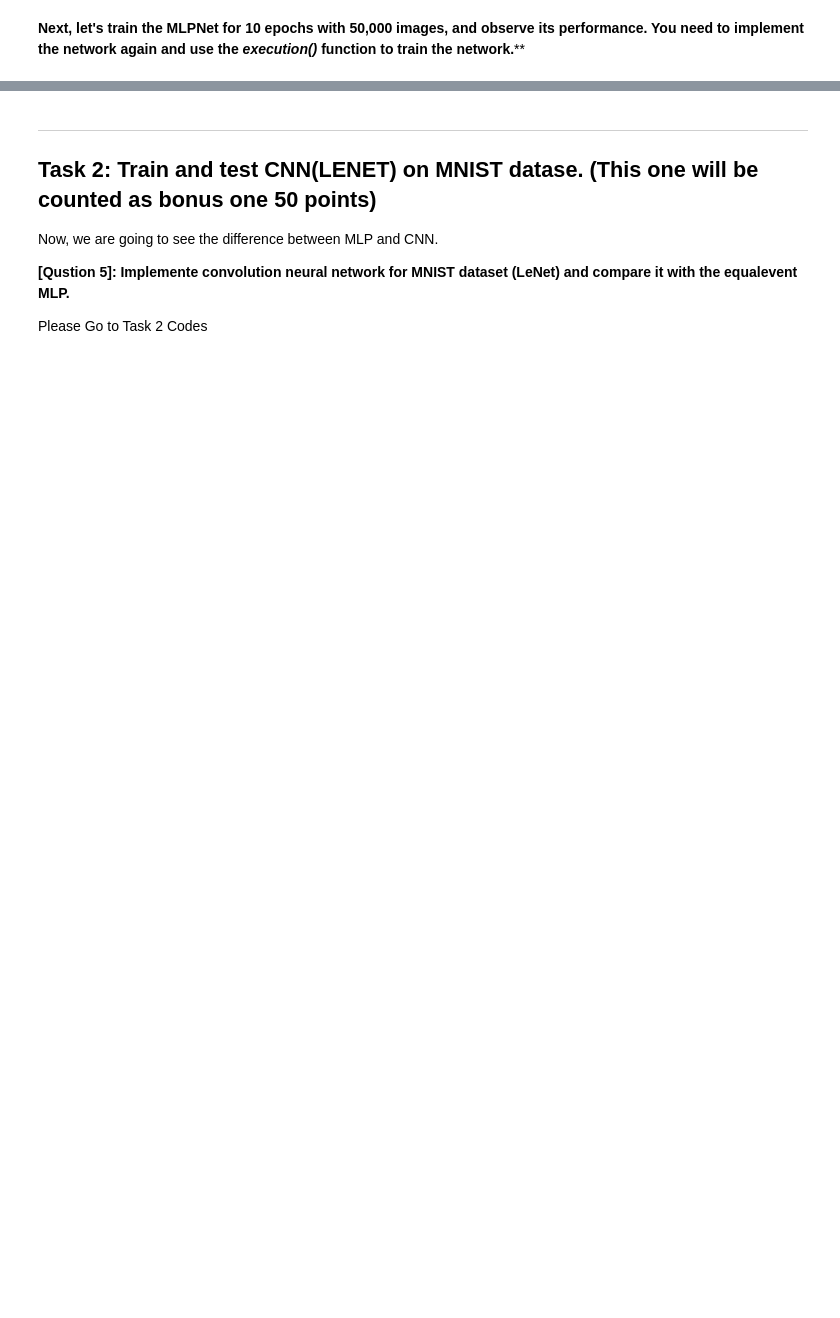
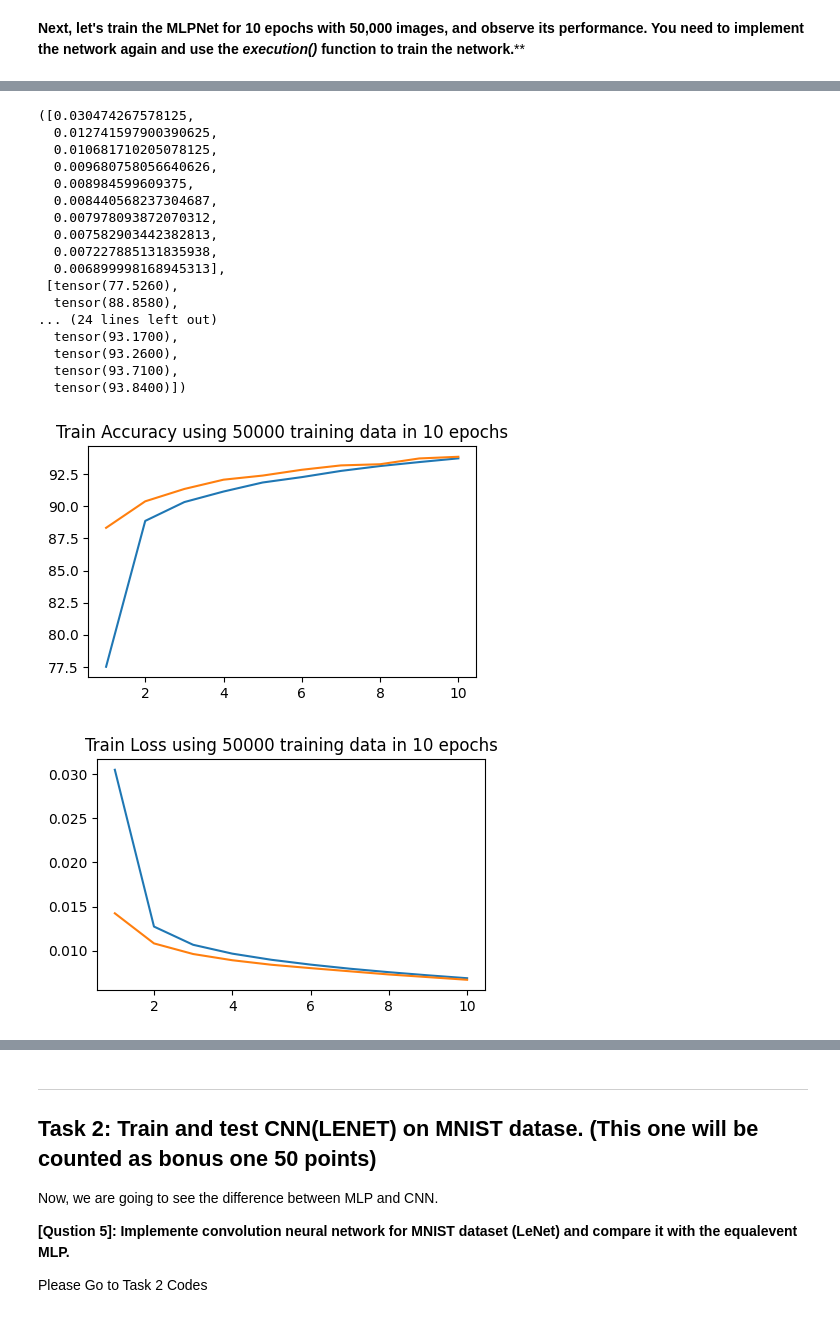
Before and after one commit to jinhoishere/MachineLearning_homework_4, a Jupyter notebook: Task2/Homework4_2.ipynb, the cells around one changed output, grey strips where cells are left out. Drawn from its saved outputs; the diff is of its cells as text; code cells hidden in the pictures; blank space fills up the shorter version.

```diff
--- a/Task2/Homework4_2.ipynb
+++ b/Task2/Homework4_2.ipynb
@@ -268,3 +345,8 @@ Here we use **%%time** to get the elapsed time for our training process.
 %%time
 # Run the training and testing process in the following lines.
 # YOU NEED TO FILL THIS CODE CELL
+net = MLPNet()
+epochs = 10
+trainset_size = 50000
+execution(net, epochs, trainset_size)
+# %% [output]
@@ -271,3 +370,22 @@ Here we use **%%time** to get the elapsed time for our training process.
+([0.030474267578125,
+  0.012741597900390625,
+  0.010681710205078125,
+  0.009680758056640626,
+  0.008984599609375,
+  0.008440568237304687,
+  0.007978093872070312,
+  0.007582903442382813,
+  0.007227885131835938,
+  0.006899998168945313],
+ [tensor(77.5260),
+  tensor(88.8580),
+... (24 lines left out)
+  tensor(93.1700),
+  tensor(93.2600),
+  tensor(93.7100),
+  tensor(93.8400)])
+[figure, added]
+[figure, added]
 # %% [markdown]
 ---
 Now, you have already seen that the overfitting exists if the training data is much smaller than the number of parameters in the network.
```
Also changed, not shown: parts of 7 cells of this notebook.
